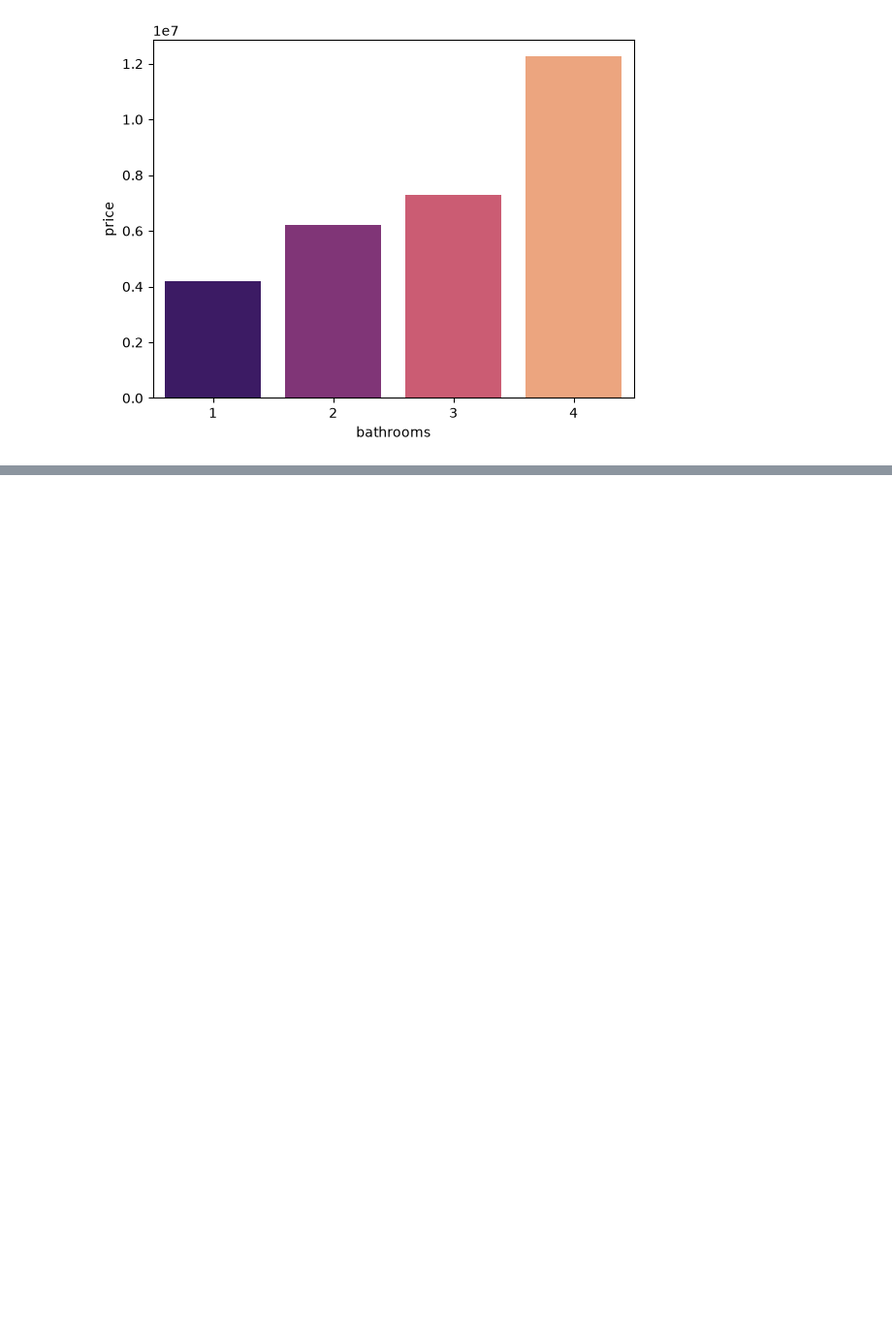
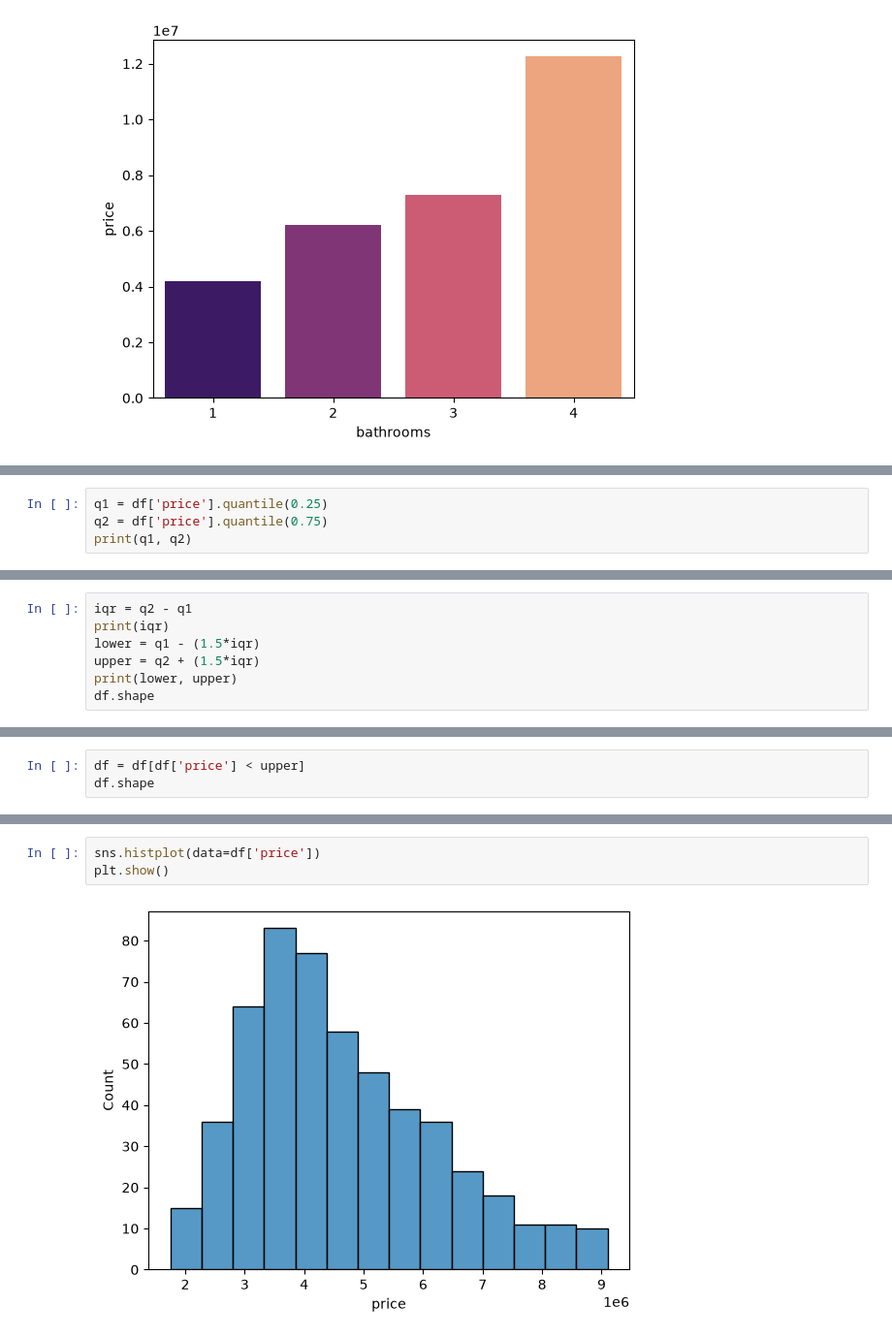
Before and after one commit to Keshavv-Sahu/D_projects, a Jupyter notebook: Housing/main.ipynb, the cells around one changed output, grey strips where cells are left out. Shown at 97% size. Drawn from its saved outputs; the diff is of its cells as text; blank space fills up the shorter version.

```diff
--- a/Housing/main.ipynb
+++ b/Housing/main.ipynb
@@ -98,0 +143,4 @@ Passing `palette` without assigning `hue` is deprecated and will be removed in v
+# %%
+q1 = df['price'].quantile(0.25)
+q2 = df['price'].quantile(0.75)
+print(q1, q2)
@@ -98,0 +149,7 @@ Passing `palette` without assigning `hue` is deprecated and will be removed in v
+# %%
+iqr = q2 - q1
+print(iqr)
+lower = q1 - (1.5*iqr)
+upper = q2 + (1.5*iqr)
+print(lower, upper)
+df.shape
@@ -98,0 +160,3 @@ Passing `palette` without assigning `hue` is deprecated and will be removed in v
+# %%
+df = df[df['price'] < upper]
+df.shape
@@ -98,0 +181,5 @@ Passing `palette` without assigning `hue` is deprecated and will be removed in v
+# %%
+sns.histplot(data=df['price'])
+plt.show()
+# %% [output]
+[figure, added]
```
Also changed, not shown: parts of 31 cells of this notebook.
